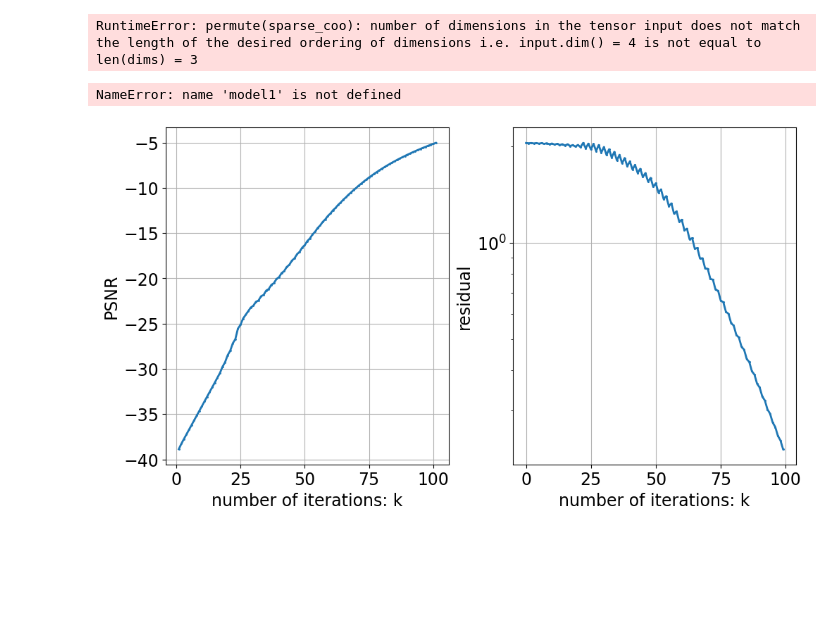
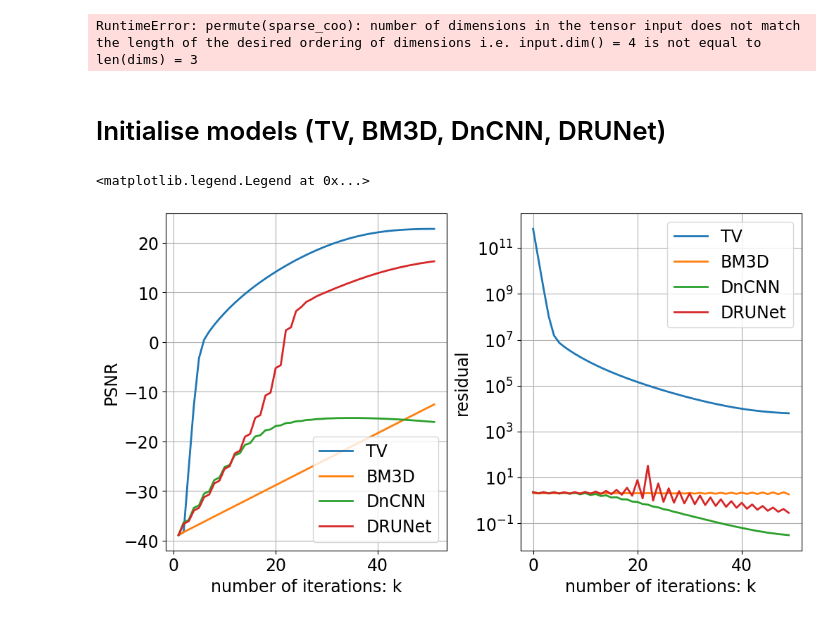
Before and after one commit to Amino21786/TfRPnP, a Jupyter notebook: NaturalCTPnP.ipynb, the cells around one changed output. Cells and saved outputs as stored; diff of their text form; code cells hidden in the pictures; blank space fills up the shorter version.

```diff
--- a/NaturalCTPnP.ipynb
+++ b/NaturalCTPnP.ipynb
@@ -73 +103,3 @@ dncnn = DnCNN(
+# %% [markdown]
+# Initialise models (TV, BM3D, DnCNN, DRUNet)
 # %%
@@ -157,8 +160 @@ def plot_psnrs_residuals(lists, method, color='blue'):
-# %%
-del model1
-del model2
-del model3
-del model4
-# %% [output]
-NameError: name 'model1' is not defined
 # %%
@@ -169,5 +165,34 @@ x_model1, metrics1 = model(y, radon, x_gt = x, compute_metrics = True)
-# %%
-plot_psnrs_residuals(metrics1, 'DnCNN')
-# %% [output]
-[figure, removed]
+# %%
+fig, (ax1, ax2) = plt.subplots(1, 2, figsize=(10, 5.5), constrained_layout = True)
+def plot_psnrs_residuals(lists, method, color='blue'):
+    """
+    Peak-signal-to-noise ratio (PSNR) and residual plots vs iterations for a prior denoiser
+    """
+
+
+    psnrs = list(lists.values())[0]
+    residuals = list(lists.values())[1]
+    psnrs = np.array(psnrs).flatten()
+    residuals = np.array(residuals).flatten()
+    #fig.suptitle(method)
+    ax1.plot(range(1, len(psnrs) + 1), psnrs, label = method)
+    ax1.set_ylabel('PSNR')
+    ax1.set_xlabel('number of iterations: k')
+    ax1.grid(True)
+
+    ax2.semilogy(residuals, label = method)
+    ax2.set_ylabel('residual')
+    ax2.set_xlabel('number of iterations: k')
+    ax2.grid(True)
+
+plot_psnrs_residuals(metrics1, 'TV')
+plot_psnrs_residuals(metricsbm3d, 'BM3D')
+plot_psnrs_residuals(metrics2, 'DnCNN')
+plot_psnrs_residuals(metrics3, 'DRUNet')
+
+ax1.legend()
+ax2.legend()
+# %% [output]
+<matplotlib.legend.Legend at 0x...>
+[figure, added]
 # %%
```
Also changed, not shown: parts of 10 cells of this notebook, 14 other files.
